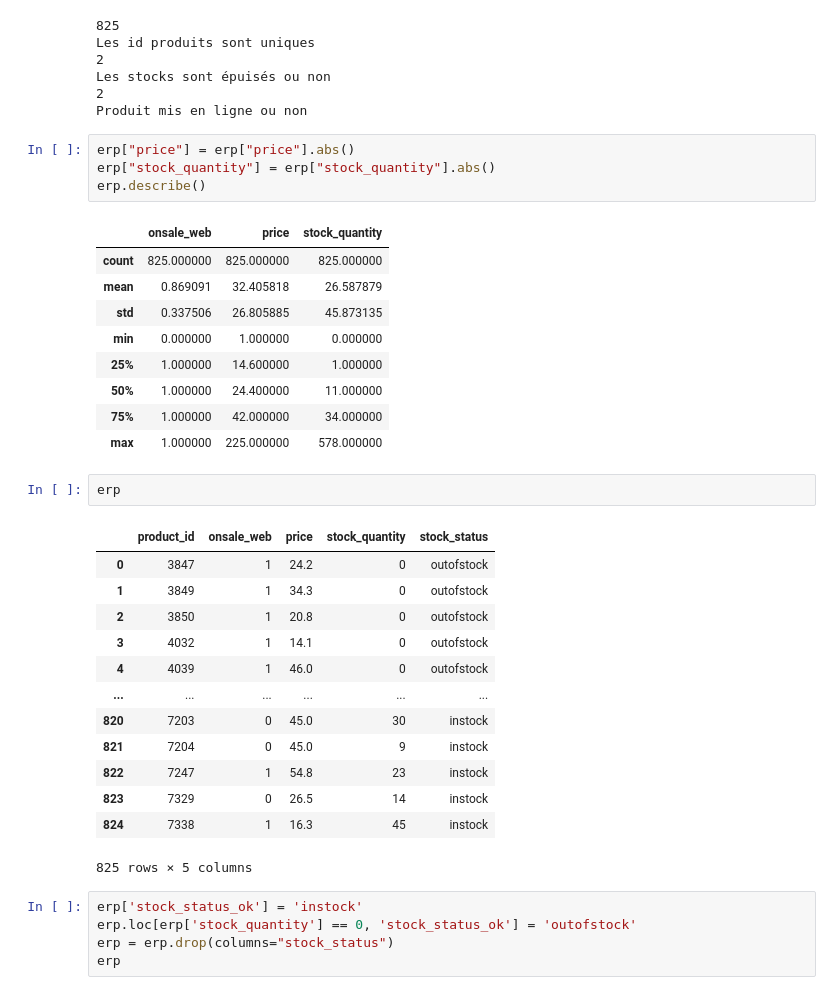
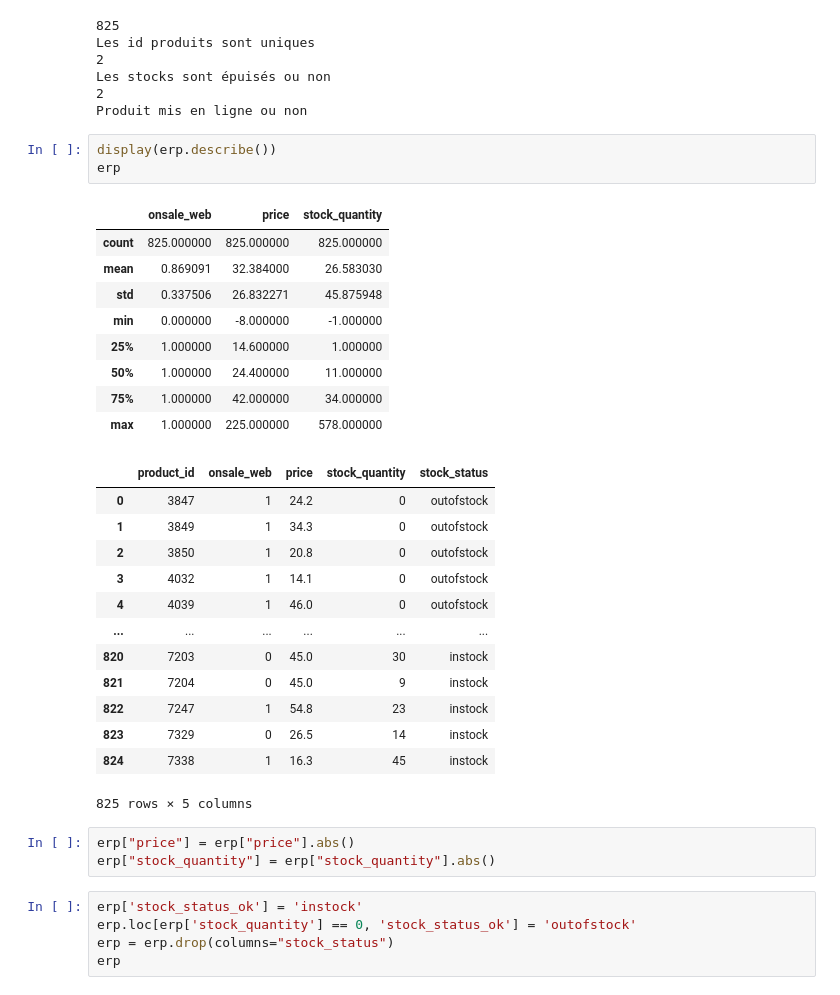
Before and after one commit to IshemZ/Bottleneck, a Jupyter notebook: Programme/main.ipynb, the cells around one changed output. Cells and saved outputs as stored; diff of their text form.

```diff
--- a/Programme/main.ipynb
+++ b/Programme/main.ipynb
@@ -75,36 +74,35 @@ Les id produits sont uniques
 Les stocks sont épuisés ou non
 2
 Produit mis en ligne ou non
+# %%
+display(erp.describe())
+erp
+# %% [output]
+|  | onsale_web | price | stock_quantity |
+| count | 825.000000 | 825.000000 | 825.000000 |
+| mean | 0.869091 | 32.384000 | 26.583030 |
+| std | 0.337506 | 26.832271 | 45.875948 |
+| min | 0.000000 | -8.000000 | -1.000000 |
+| 25% | 1.000000 | 14.600000 | 1.000000 |
+| 50% | 1.000000 | 24.400000 | 11.000000 |
+| 75% | 1.000000 | 42.000000 | 34.000000 |
+| max | 1.000000 | 225.000000 | 578.000000 |
+|  | product_id | onsale_web | price | stock_quantity | stock_status |
+| 0 | 3847 | 1 | 24.2 | 0 | outofstock |
+| 1 | 3849 | 1 | 34.3 | 0 | outofstock |
+| 2 | 3850 | 1 | 20.8 | 0 | outofstock |
+| 3 | 4032 | 1 | 14.1 | 0 | outofstock |
+| 4 | 4039 | 1 | 46.0 | 0 | outofstock |
+| ... | ... | ... | ... | ... | ... |
+| 820 | 7203 | 0 | 45.0 | 30 | instock |
+| 821 | 7204 | 0 | 45.0 | 9 | instock |
+| 822 | 7247 | 1 | 54.8 | 23 | instock |
+| 823 | 7329 | 0 | 26.5 | 14 | instock |
+| 824 | 7338 | 1 | 16.3 | 45 | instock |
+825 rows × 5 columns
 # %%
 erp["price"] = erp["price"].abs()
 erp["stock_quantity"] = erp["stock_quantity"].abs()
-erp.describe()
-# %% [output]
-|  | onsale_web | price | stock_quantity |
-| count | 825.000000 | 825.000000 | 825.000000 |
-| mean | 0.869091 | 32.405818 | 26.587879 |
-| std | 0.337506 | 26.805885 | 45.873135 |
-| min | 0.000000 | 1.000000 | 0.000000 |
-| 25% | 1.000000 | 14.600000 | 1.000000 |
-| 50% | 1.000000 | 24.400000 | 11.000000 |
-| 75% | 1.000000 | 42.000000 | 34.000000 |
-| max | 1.000000 | 225.000000 | 578.000000 |
-# %%
-erp
-# %% [output]
-|  | product_id | onsale_web | price | stock_quantity | stock_status |
-| 0 | 3847 | 1 | 24.2 | 0 | outofstock |
-| 1 | 3849 | 1 | 34.3 | 0 | outofstock |
-| 2 | 3850 | 1 | 20.8 | 0 | outofstock |
-| 3 | 4032 | 1 | 14.1 | 0 | outofstock |
-| 4 | 4039 | 1 | 46.0 | 0 | outofstock |
-| ... | ... | ... | ... | ... | ... |
-| 820 | 7203 | 0 | 45.0 | 30 | instock |
-| 821 | 7204 | 0 | 45.0 | 9 | instock |
-| 822 | 7247 | 1 | 54.8 | 23 | instock |
-| 823 | 7329 | 0 | 26.5 | 14 | instock |
-| 824 | 7338 | 1 | 16.3 | 45 | instock |
-825 rows × 5 columns
 # %%
 erp['stock_status_ok'] = 'instock'
 erp.loc[erp['stock_quantity'] == 0, 'stock_status_ok'] = 'outofstock'
```
Also changed, not shown: parts of 5 cells of this notebook, 1 other file.
